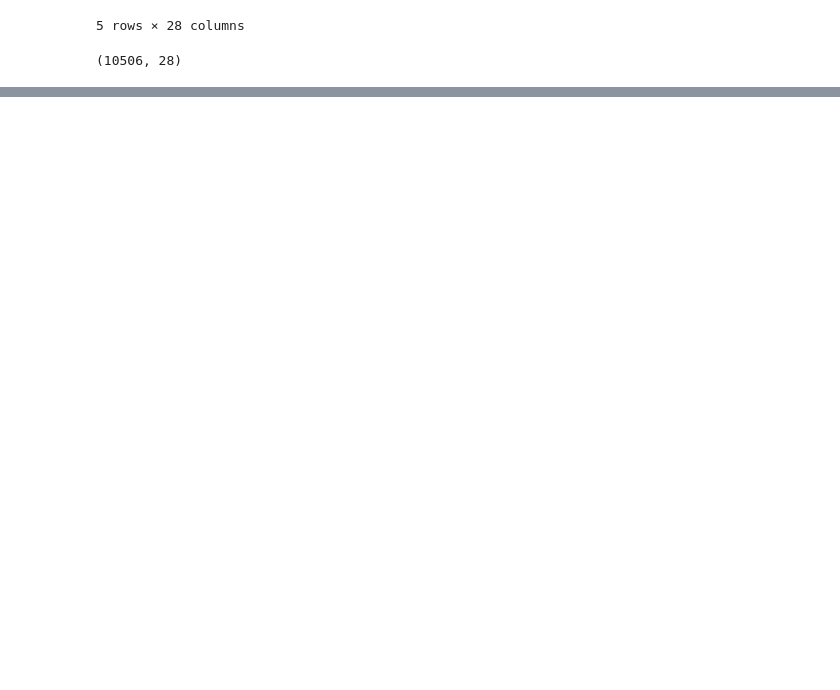
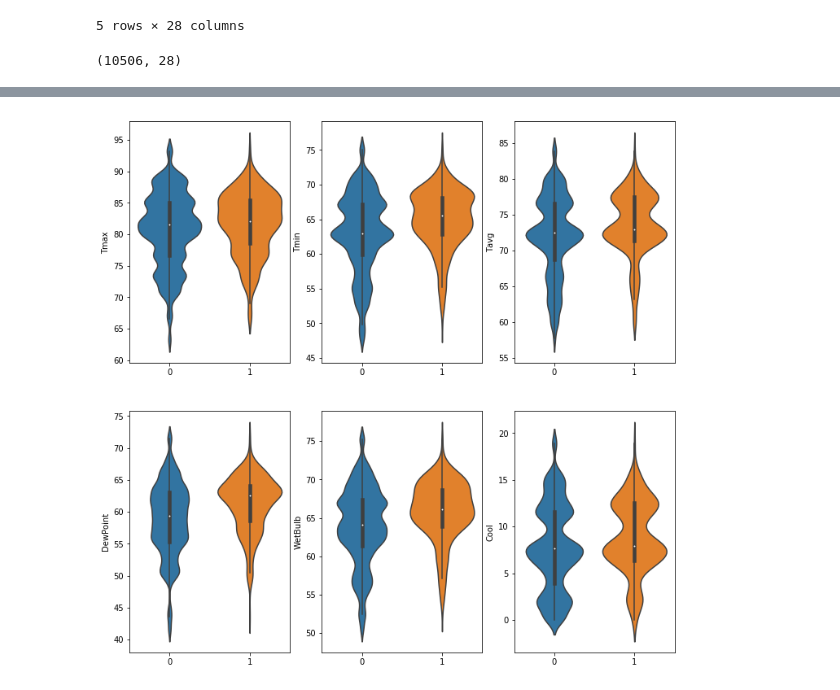
Before and after one commit to helencai62/CDC_WNV_project, a Jupyter notebook: logistic model.ipynb, the cells around one changed output, grey strips where cells are left out. Cells and saved outputs as stored; diff of their text form; code cells hidden in the pictures; blank space fills up the shorter version.

```diff
--- a/logistic model.ipynb
+++ b/logistic model.ipynb
@@ -66,0 +120,16 @@ target.shape
+# %%
+# some groups are highly correlation with each other, so only keep one feature in each group
+# however, want to check which will be best predictor of WNV
+train = pd.concat([X_train, y_train], axis=1)
+test = pd.concat([X_train, y_train], axis=1)
+# %%
+# group 1: Tmax, Tmin, Tavg, DewPoint, WetBulb, Cool
+fig = plt.figure(figsize=(12,12))
+for i, feature in enumerate(['Tmax','Tmin','Tavg','DewPoint','WetBulb','Cool']):
+    ax = fig.add_subplot(2, 3, i+1)
+    sns.violinplot(y=feature, x='WnvPresent', data=train)
+    plt.suptitle('')
+    plt.tight_layout
+    ax.set_xlabel('')
+# %% [output]
+[figure, added]
```
Also changed, not shown: parts of 52 cells of this notebook.
